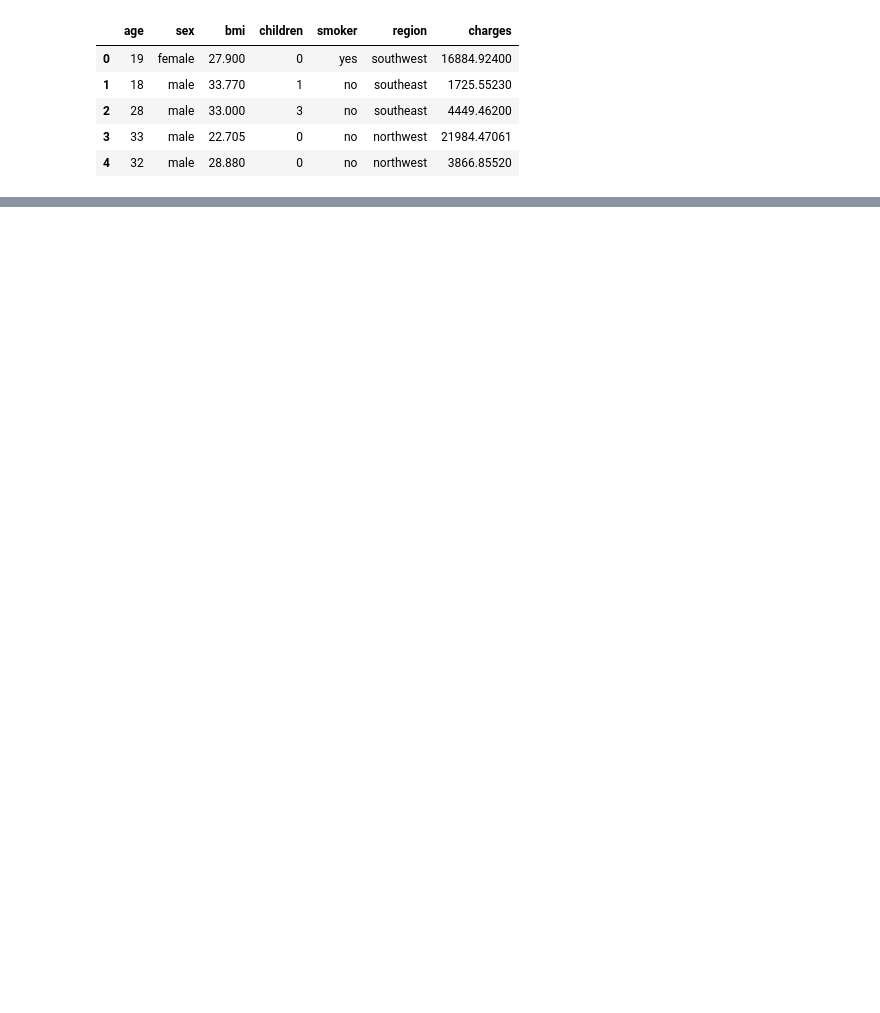
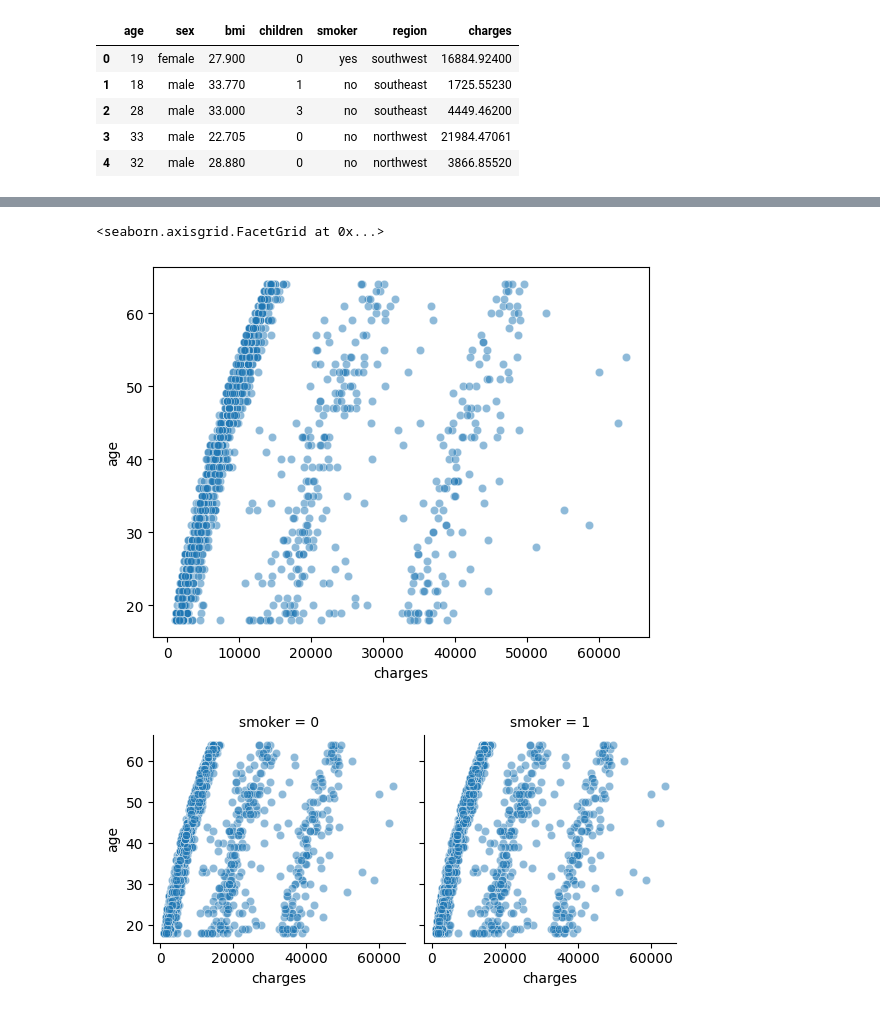
Before and after one commit to N-Boucher/NB_DS_Portfolio, a Jupyter notebook: notebooks/Medical Cost Model.ipynb, the cells around one changed output, grey strips where cells are left out. Drawn from its saved outputs; the diff is of its cells as text; code cells hidden in the pictures; blank space fills up the shorter version.

```diff
--- a/notebooks/Medical Cost Model.ipynb
+++ b/notebooks/Medical Cost Model.ipynb
@@ -67,0 +149,9 @@ hint: See above for details.
+# %%
+sns.scatterplot(data=df, x="charges", y="age", alpha=.5)
+
+g = sns.FacetGrid(df, col="smoker")
+g.map(sns.scatterplot, data=df, x="charges", y="age", alpha=.5)
+# %% [output]
+<seaborn.axisgrid.FacetGrid at 0x...>
+[figure, added]
+[figure, added]
```
Also changed, not shown: parts of 20 cells of this notebook, 1 other file.
